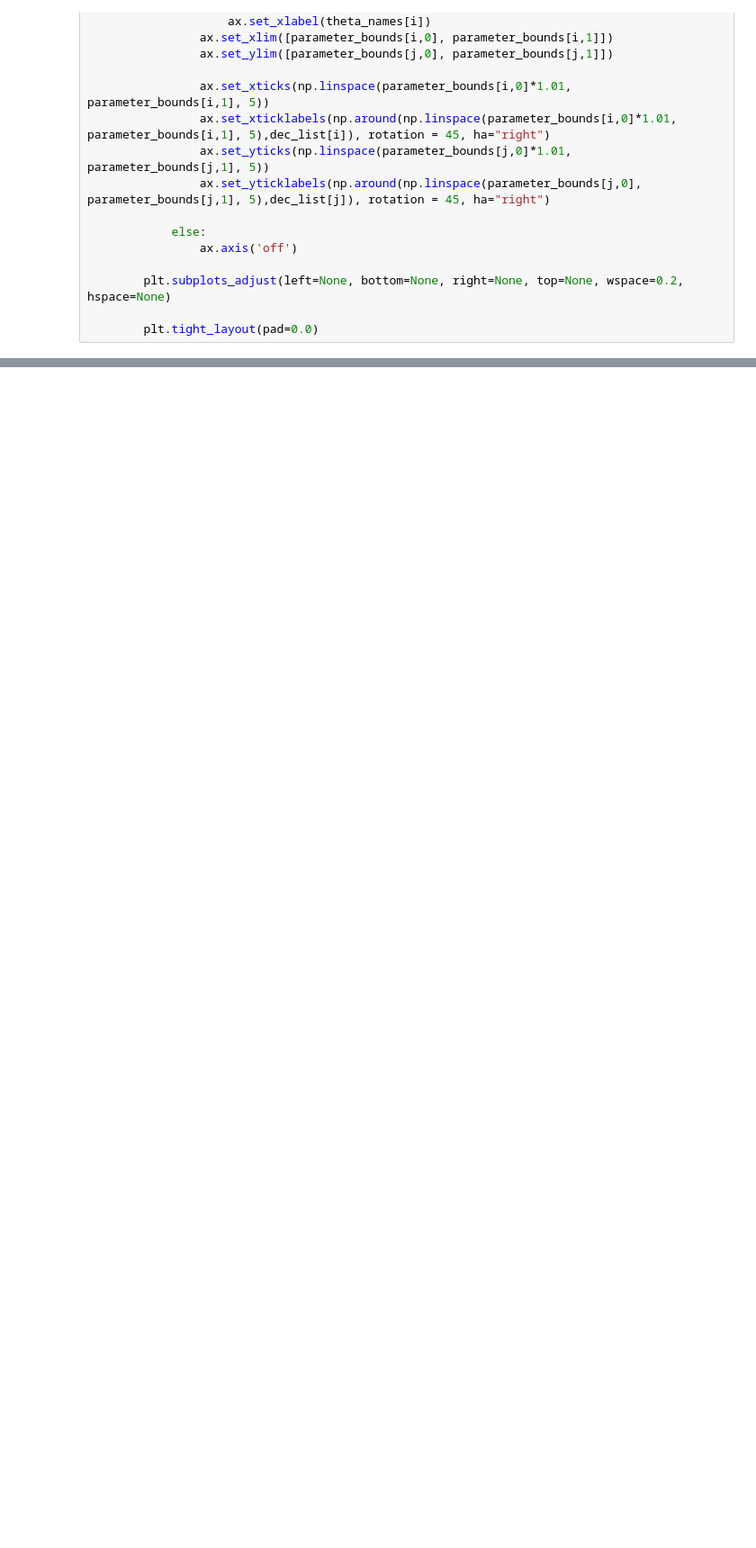
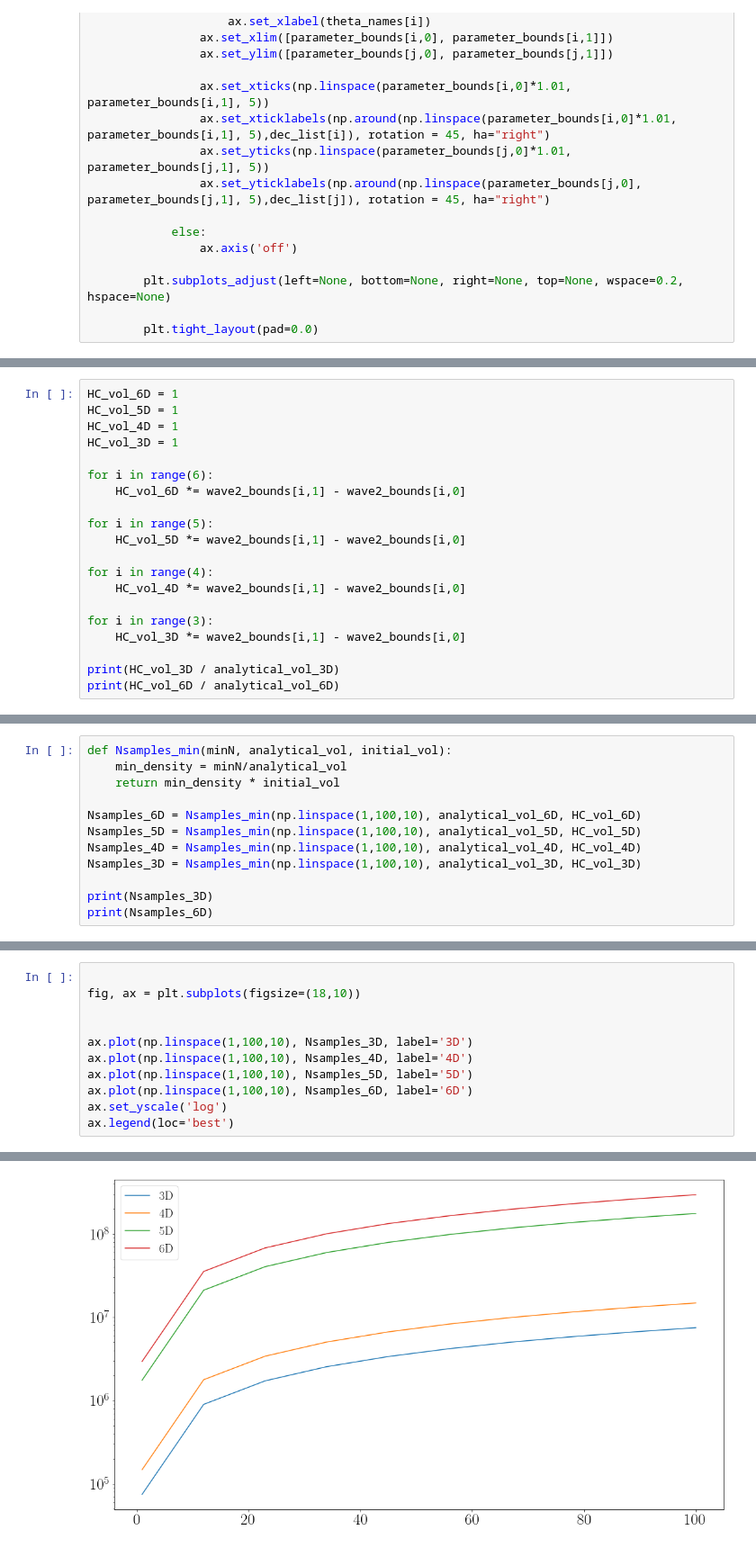
Before and after one commit to elliemay481/HistoryMatching, a Jupyter notebook: LiquidDropAnalytical.ipynb, the cells around one changed output, grey strips where cells are left out. Shown at 90% size. Drawn from its saved outputs; the diff is of its cells as text; blank space fills up the shorter version.

```diff
--- a/LiquidDropAnalytical.ipynb
+++ b/LiquidDropAnalytical.ipynb
@@ -541,0 +654,20 @@ file1.close()
+# %%
+HC_vol_6D = 1
+HC_vol_5D = 1
+HC_vol_4D = 1
+HC_vol_3D = 1
+
+for i in range(6):
+    HC_vol_6D *= wave2_bounds[i,1] - wave2_bounds[i,0]
+
+for i in range(5):
+    HC_vol_5D *= wave2_bounds[i,1] - wave2_bounds[i,0]
+
+for i in range(4):
+    HC_vol_4D *= wave2_bounds[i,1] - wave2_bounds[i,0]
+
+for i in range(3):
+    HC_vol_3D *= wave2_bounds[i,1] - wave2_bounds[i,0]
+
+print(HC_vol_3D / analytical_vol_3D)
+print(HC_vol_6D / analytical_vol_6D)
@@ -541,0 +677,12 @@ file1.close()
+# %%
+def Nsamples_min(minN, analytical_vol, initial_vol):
+    min_density = minN/analytical_vol
+    return min_density * initial_vol
+
+Nsamples_6D = Nsamples_min(np.linspace(1,100,10), analytical_vol_6D, HC_vol_6D)
+Nsamples_5D = Nsamples_min(np.linspace(1,100,10), analytical_vol_5D, HC_vol_5D)
+Nsamples_4D = Nsamples_min(np.linspace(1,100,10), analytical_vol_4D, HC_vol_4D)
+Nsamples_3D = Nsamples_min(np.linspace(1,100,10), analytical_vol_3D, HC_vol_3D)
+
+print(Nsamples_3D)
+print(Nsamples_6D)
@@ -541,0 +710,12 @@ file1.close()
+# %%
+
+fig, ax = plt.subplots(figsize=(18,10))
+
+
+ax.plot(np.linspace(1,100,10), Nsamples_3D, label='3D')
+ax.plot(np.linspace(1,100,10), Nsamples_4D, label='4D')
+ax.plot(np.linspace(1,100,10), Nsamples_5D, label='5D')
+ax.plot(np.linspace(1,100,10), Nsamples_6D, label='6D')
+ax.set_yscale('log')
+ax.legend(loc='best')
+# %% [output]
@@ -541,0 +723 @@ file1.close()
+[figure, added]
```
Also changed, not shown: parts of 37 cells of this notebook, 3 other files.
